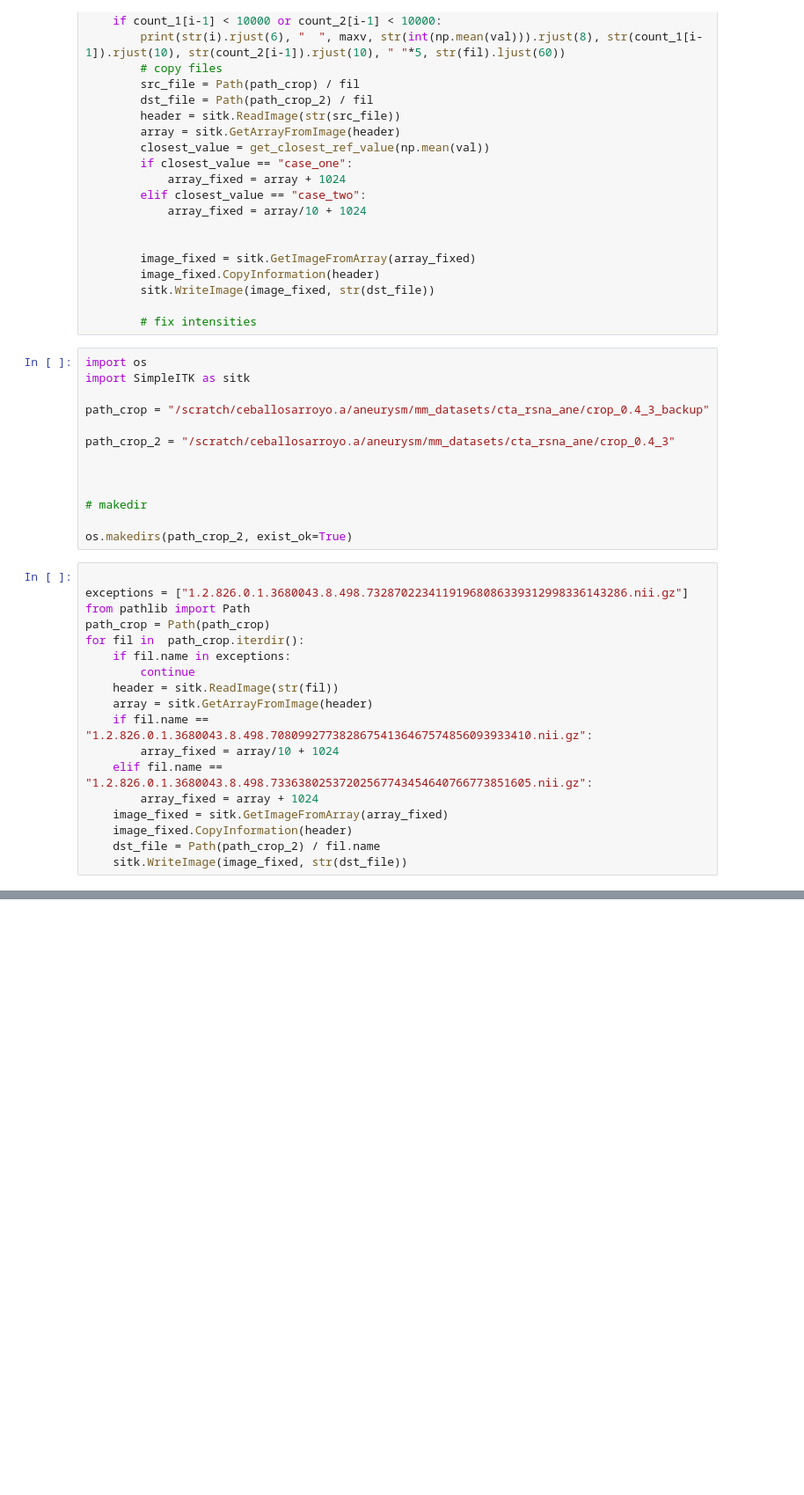
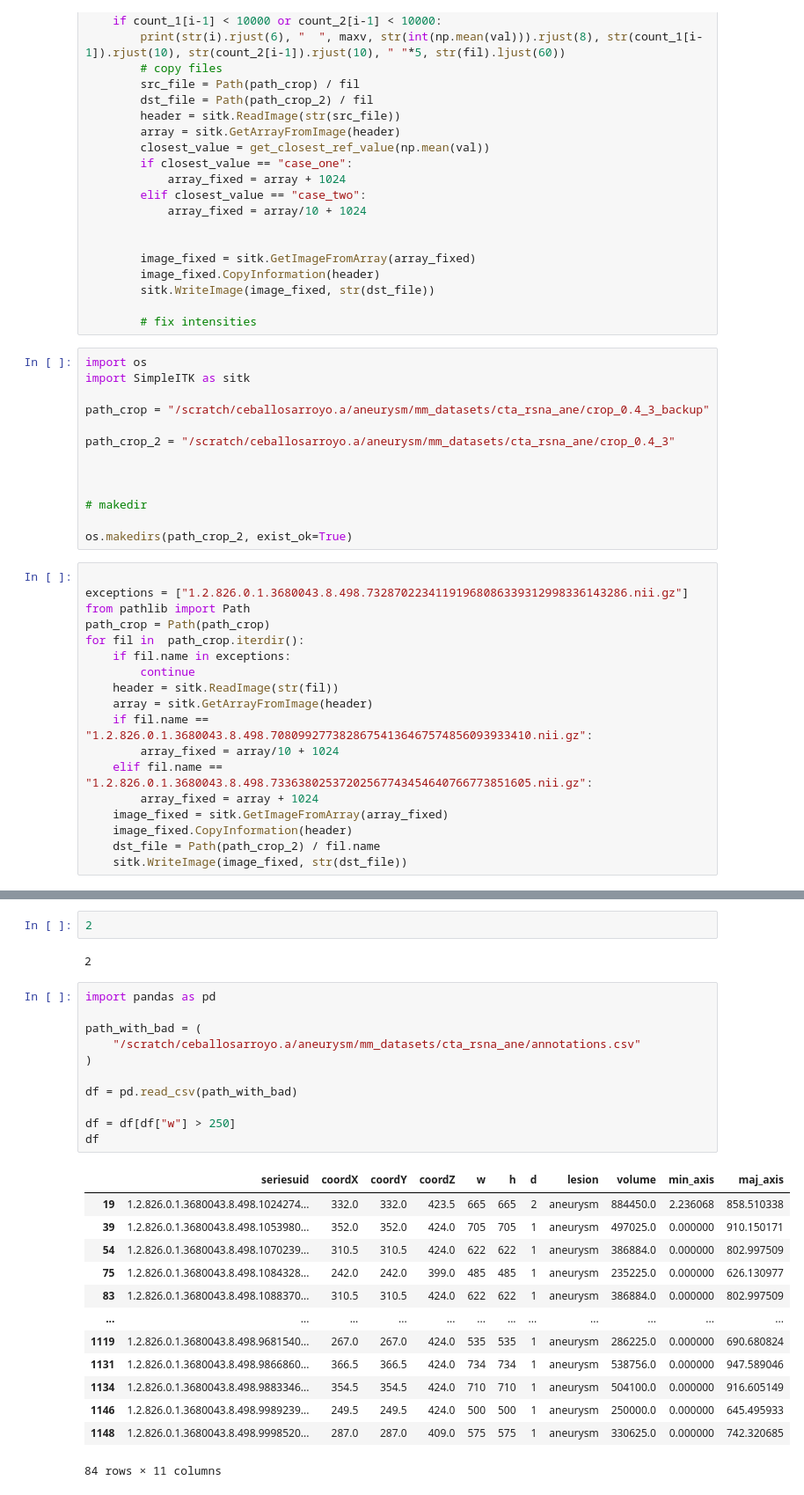
Before and after one commit to alceballosa/deform-aneurysm-detection, a Jupyter notebook: notebooks/fix_rsna_ct_intensity.ipynb, the cells around one changed output, grey strips where cells are left out. Shown: that part at 88% size. Drawn from its saved outputs; the diff is of its cells as text; blank space fills up the shorter version.

```diff
--- a/notebooks/fix_rsna_ct_intensity.ipynb
+++ b/notebooks/fix_rsna_ct_intensity.ipynb
@@ -94,0 +305,29 @@ for fil in  path_crop.iterdir():
+# %%
+2
+# %% [output]
+2
+# %%
+import pandas as pd
+
+path_with_bad = (
+    "/scratch/ceballosarroyo.a/aneurysm/mm_datasets/cta_rsna_ane/annotations.csv"
+)
+
+df = pd.read_csv(path_with_bad)
+
+df = df[df["w"] > 250]
+df
+# %% [output]
+|  | seriesuid | coordX | coordY | coordZ | w | h | d | lesion | volume | min_axis | maj_axis |
+| 19 | 1.2.826.0.1.3680043.8.498.1024274... | 332.0 | 332.0 | 423.5 | 665 | 665 | 2 | aneurysm | 884450.0 | 2.236068 | 858.510338 |
+| 39 | 1.2.826.0.1.3680043.8.498.1053980... | 352.0 | 352.0 | 424.0 | 705 | 705 | 1 | aneurysm | 497025.0 | 0.000000 | 910.150171 |
+| 54 | 1.2.826.0.1.3680043.8.498.1070239... | 310.5 | 310.5 | 424.0 | 622 | 622 | 1 | aneurysm | 386884.0 | 0.000000 | 802.997509 |
+| 75 | 1.2.826.0.1.3680043.8.498.1084328... | 242.0 | 242.0 | 399.0 | 485 | 485 | 1 | aneurysm | 235225.0 | 0.000000 | 626.130977 |
+| 83 | 1.2.826.0.1.3680043.8.498.1088370... | 310.5 | 310.5 | 424.0 | 622 | 622 | 1 | aneurysm | 386884.0 | 0.000000 | 802.997509 |
+| ... | ... | ... | ... | ... | ... | ... | ... | ... | ... | ... | ... |
+| 1119 | 1.2.826.0.1.3680043.8.498.9681540... | 267.0 | 267.0 | 424.0 | 535 | 535 | 1 | aneurysm | 286225.0 | 0.000000 | 690.680824 |
+| 1131 | 1.2.826.0.1.3680043.8.498.9866860... | 366.5 | 366.5 | 424.0 | 734 | 734 | 1 | aneurysm | 538756.0 | 0.000000 | 947.589046 |
+| 1134 | 1.2.826.0.1.3680043.8.498.9883346... | 354.5 | 354.5 | 424.0 | 710 | 710 | 1 | aneurysm | 504100.0 | 0.000000 | 916.605149 |
+| 1146 | 1.2.826.0.1.3680043.8.498.9989239... | 249.5 | 249.5 | 424.0 | 500 | 500 | 1 | aneurysm | 250000.0 | 0.000000 | 645.495933 |
+| 1148 | 1.2.826.0.1.3680043.8.498.9998520... | 287.0 | 287.0 | 409.0 | 575 | 575 | 1 | aneurysm | 330625.0 | 0.000000 | 742.320685 |
+84 rows × 11 columns
```
Also changed, not shown: parts of 18 cells of this notebook, 47 other files.
